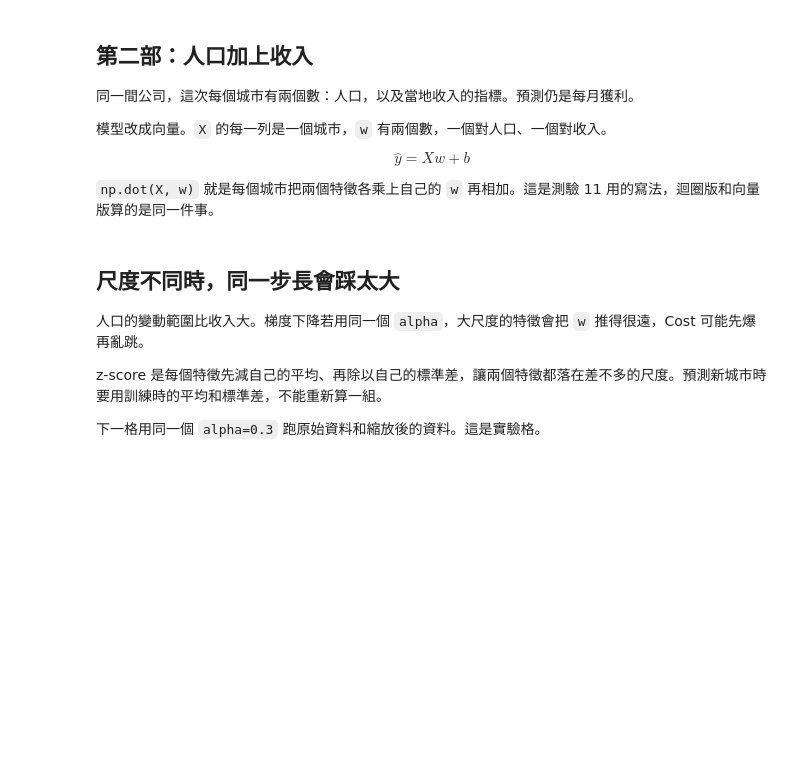
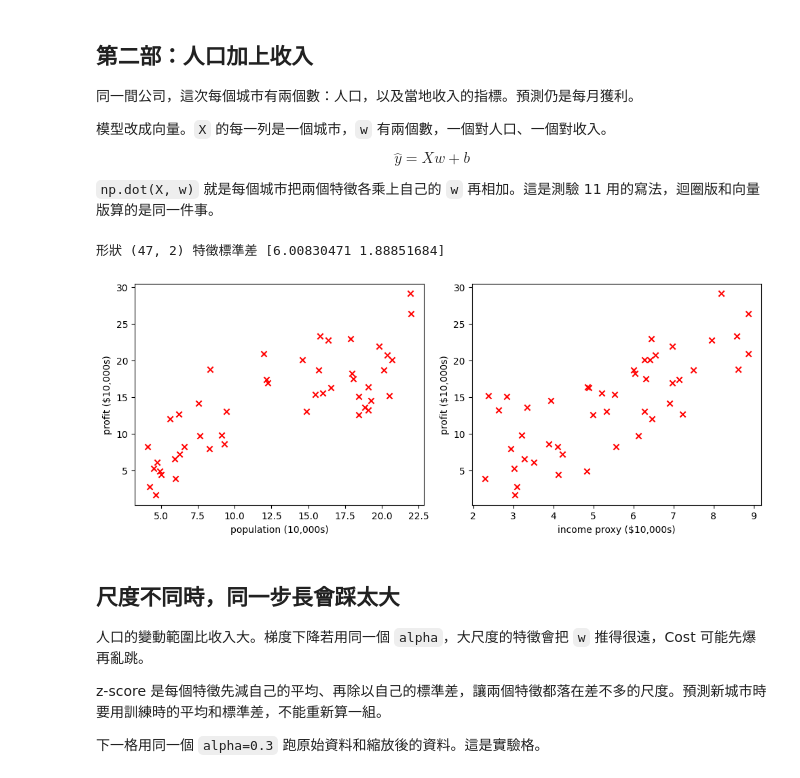
Before and after one commit to mz038197/Machine-Learning-Lab, a Jupyter notebook: linear-regression/src/add_linear_regression/experiment/線性回歸.ipynb, the cells around one changed output. Saved outputs shown, nothing was run; the diff lists cells and outputs as text; code cells hidden in the pictures; blank space fills up the shorter version.

```diff
--- a/linear-regression/src/add_linear_regression/experiment/線性回歸.ipynb
+++ b/linear-regression/src/add_linear_regression/experiment/線性回歸.ipynb
@@ -212,19 +261,22 @@ $$\hat{y} = Xw + b$$
 
 `np.dot(X, w)` 就是每個城市把兩個特徵各乘上自己的 `w` 再相加。這是測驗 11 用的寫法，迴圈版和向量版算的是同一件事。
 # %%
-multi = np.loadtxt(DATA_DIR / "ex1data2.txt", delimiter=",")
+multi = np.loadtxt(DATA_DIR / "ex1data2.csv", delimiter=",")
 X_train = multi[:, :2]
 y_multi = multi[:, 2]
 names = ["population (10,000s)", "income proxy ($10,000s)"]
 print("形狀", X_train.shape, "特徵標準差", X_train.std(axis=0))
 
 fig, axes = plt.subplots(1, 2, figsize=(10, 4))
 for j in range(2):
     axes[j].scatter(X_train[:, j], y_multi, marker="x", c="r")
     axes[j].set_xlabel(names[j])
     axes[j].set_ylabel("profit ($10,000s)")
 plt.tight_layout()
 plt.show()
+# %% [output]
+形狀 (47, 2) 特徵標準差 [6.00830471 1.88851684]
+[figure, added]
 # %% [markdown]
 ## 尺度不同時，同一步長會踩太大
 
```
Also changed, not shown: parts of 12 cells of this notebook, 10 other files.
